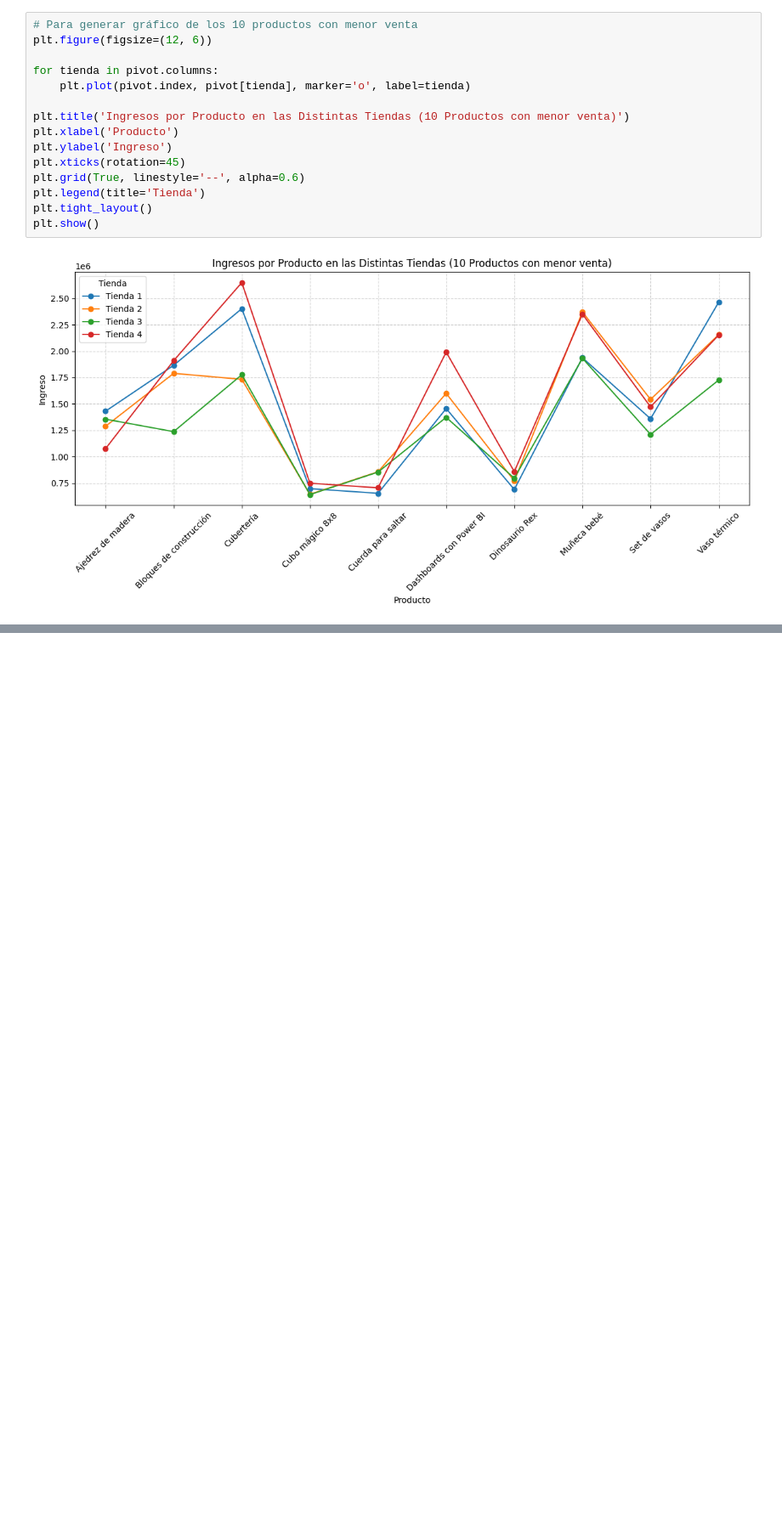
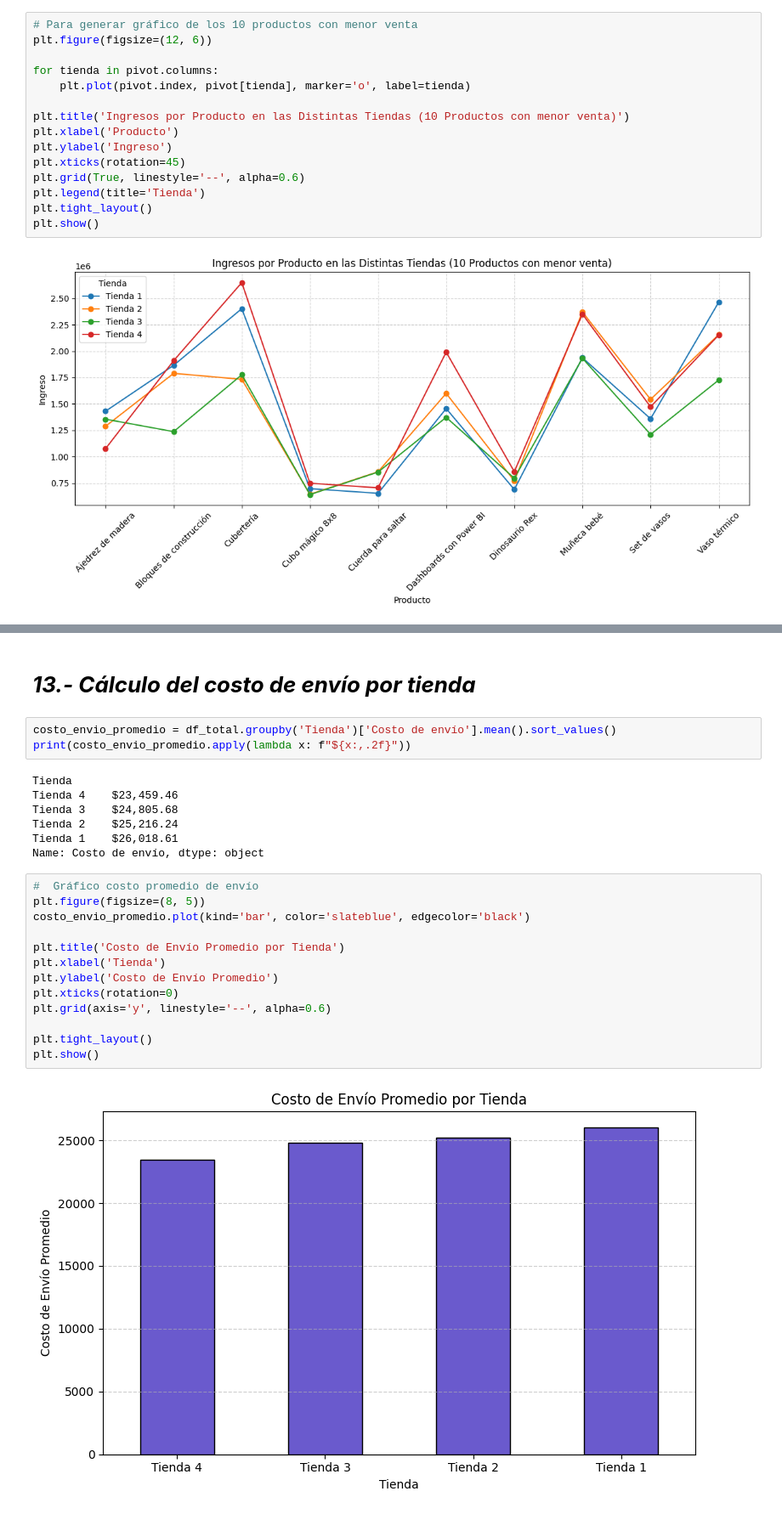
Before and after one commit to Mata-68/desafio_alura_store, a Jupyter notebook: DesafioAluraStoreLatam.ipynb, the cells around one changed output, grey strips where cells are left out. Shown: that part at 85% size. Drawn from its saved outputs; the diff is of its cells as text; blank space fills up the shorter version.

```diff
--- a/DesafioAluraStoreLatam.ipynb
+++ b/DesafioAluraStoreLatam.ipynb
@@ -699,0 +730,27 @@ plt.show()
+# %% [markdown]
+# ***13.-  Cálculo del costo de envío por tienda***
+# %%
+costo_envio_promedio = df_total.groupby('Tienda')['Costo de envío'].mean().sort_values()
+print(costo_envio_promedio.apply(lambda x: f"${x:,.2f}"))
+# %% [output]
+Tienda
+Tienda 4    $23,459.46
+Tienda 3    $24,805.68
+Tienda 2    $25,216.24
+Tienda 1    $26,018.61
+Name: Costo de envío, dtype: object
+# %%
+#  Gráfico costo promedio de envío
+plt.figure(figsize=(8, 5))
+costo_envio_promedio.plot(kind='bar', color='slateblue', edgecolor='black')
+
+plt.title('Costo de Envío Promedio por Tienda')
+plt.xlabel('Tienda')
+plt.ylabel('Costo de Envío Promedio')
+plt.xticks(rotation=0)
+plt.grid(axis='y', linestyle='--', alpha=0.6)
+
+plt.tight_layout()
+plt.show()
+# %% [output]
+[figure, added]
```
Also changed, not shown: parts of 9 cells of this notebook.
